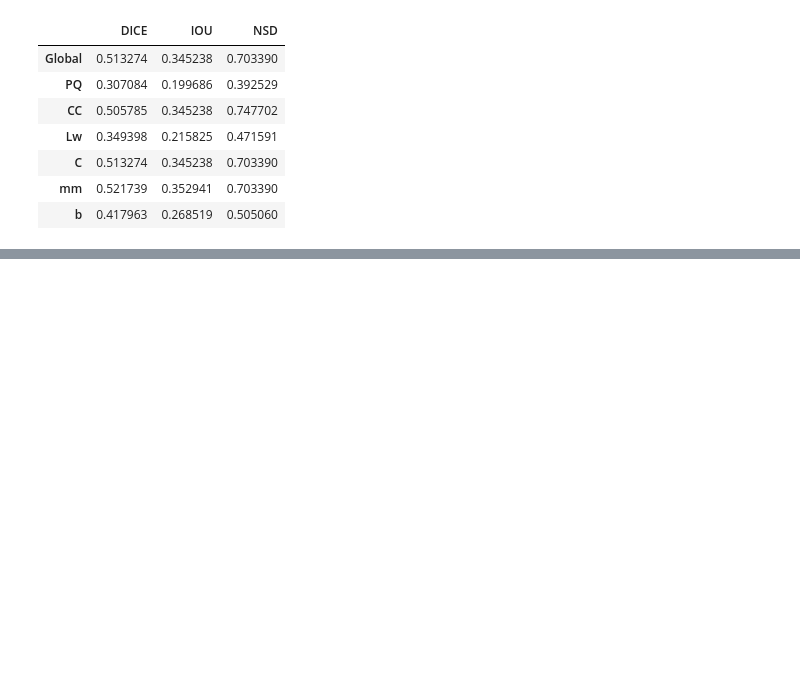
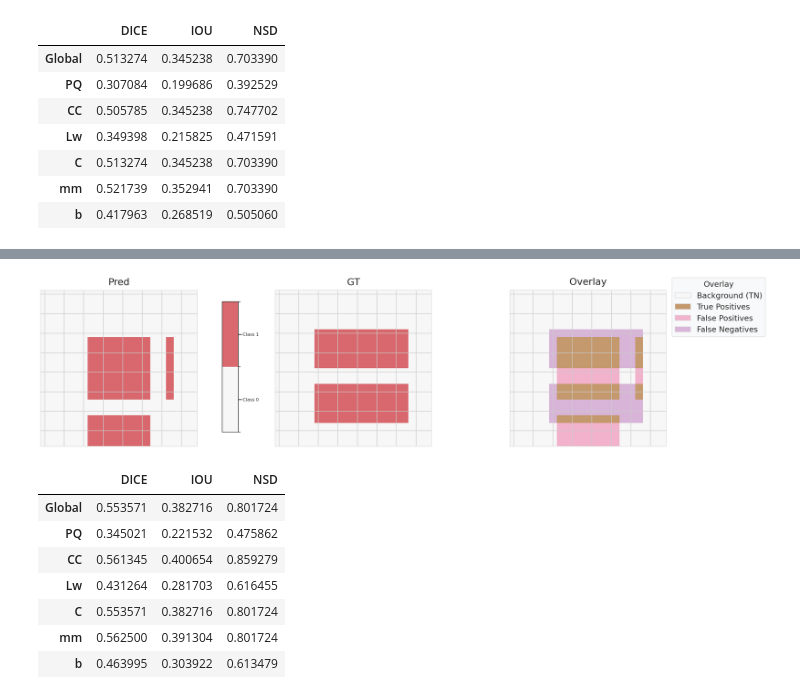
Before and after one commit to aymuos15/InstaMatch, a Jupyter notebook: unittest.ipynb, the cells around one changed output, grey strips where cells are left out. Drawn from its saved outputs; the diff is of its cells as text; code cells hidden in the pictures; blank space fills up the shorter version.

```diff
--- a/unittest.ipynb
+++ b/unittest.ipynb
@@ -492,0 +523,30 @@ score_list(pred, gt)
+# %%
+# Sample Data with binary classes only
+pred = torch.zeros((20, 20)).cuda()
+gt = torch.zeros((20, 20)).cuda()
+
+# Main GT
+gt[5:10, 5:17] = 1
+gt[12:17, 5:17] = 1
+
+# Good Pred
+pred[6:14, 16:17] = 1
+
+# Good Pred
+pred[6:14, 6:14] = 1
+
+# Bad Pred
+pred[16:20, 6:14] = 1
+
+plot_case(pred, gt, num_classes=2)
+score_list(pred, gt)
+# %% [output]
+[figure, added]
+|  | DICE | IOU | NSD |
+| Global | 0.553571 | 0.382716 | 0.801724 |
+| PQ | 0.345021 | 0.221532 | 0.475862 |
+| CC | 0.561345 | 0.400654 | 0.859279 |
+| Lw | 0.431264 | 0.281703 | 0.616455 |
+| C | 0.553571 | 0.382716 | 0.801724 |
+| mm | 0.562500 | 0.391304 | 0.801724 |
+| b | 0.463995 | 0.303922 | 0.613479 |
```
Also changed, not shown: parts of 3 cells of this notebook, 2 other files.
